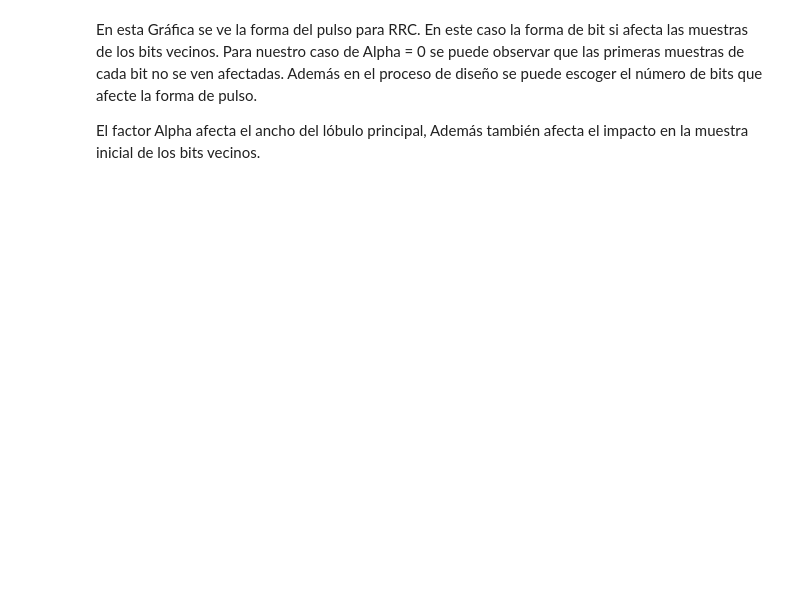
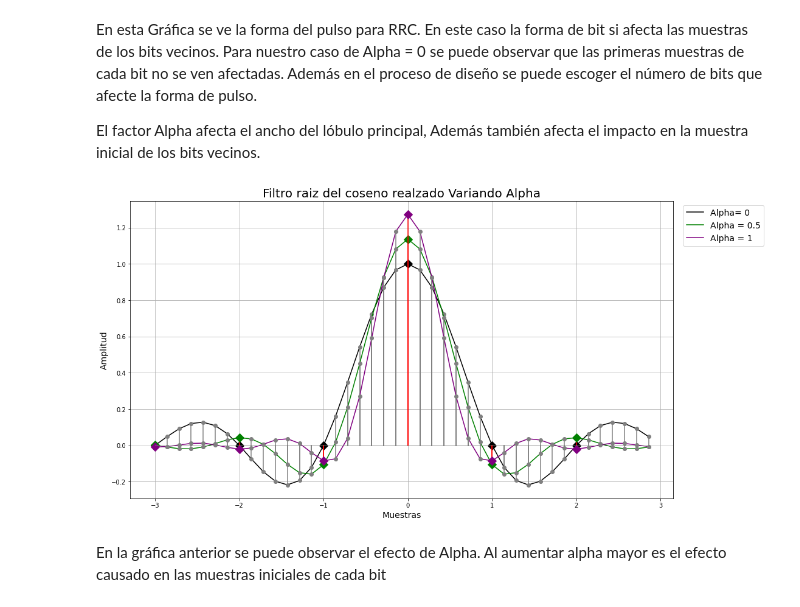
Before and after one commit to JohanEstebanCuervo/Color_Reproduction_Multiespectral_Images, a Jupyter notebook: Pulse_Amplitude_Modulation_PAM.ipynb, the cells around one changed output. Cells and saved outputs as stored; diff of their text form; code cells hidden in the pictures; blank space fills up the shorter version.

```diff
--- a/Pulse_Amplitude_Modulation_PAM.ipynb
+++ b/Pulse_Amplitude_Modulation_PAM.ipynb
@@ -108,3 +122,13 @@ Grafica_Pulse_Shaping(RRC[0],RRC[1],'Filtro raiz del coseno realzado Alpha = 0')
 En esta Gráfica se ve la forma del pulso para RRC. En este caso la forma de bit si afecta las muestras de los bits vecinos. Para nuestro caso de Alpha = 0 se puede observar que las primeras muestras de cada bit no se ven afectadas. Además en el proceso de diseño se puede escoger el número de bits que afecte la forma de pulso.
 
 El factor Alpha afecta el ancho del lóbulo principal, Además también afecta el impacto en la muestra inicial de los bits vecinos.
+# %%
+alpha = 0.5 # Modificando Alpha
+RRC1 = rrcosfilter(longitud_filtro_m, alpha=alpha, Ts=Ts, Fs=Fs)
+alpha = 1 # Modificando Alpha
+RRC2 = rrcosfilter(longitud_filtro_m, alpha=alpha, Ts=Ts, Fs=Fs)
+Grafica_Pulse_Shaping([RRC[0],RRC1[0],RRC2[0]],[RRC[1],RRC1[1],RRC2[1]],'Filtro raiz del coseno realzado Variando Alpha',legend=['Alpha= 0','Alpha = 0.5','Alpha = 1'])
+# %% [output]
+[figure, added]
+# %% [markdown]
+En la gráfica anterior se puede observar el efecto de Alpha. Al aumentar alpha mayor es el efecto causado en las muestras iniciales de cada bit
```
Also changed, not shown: parts of 3 cells of this notebook.
